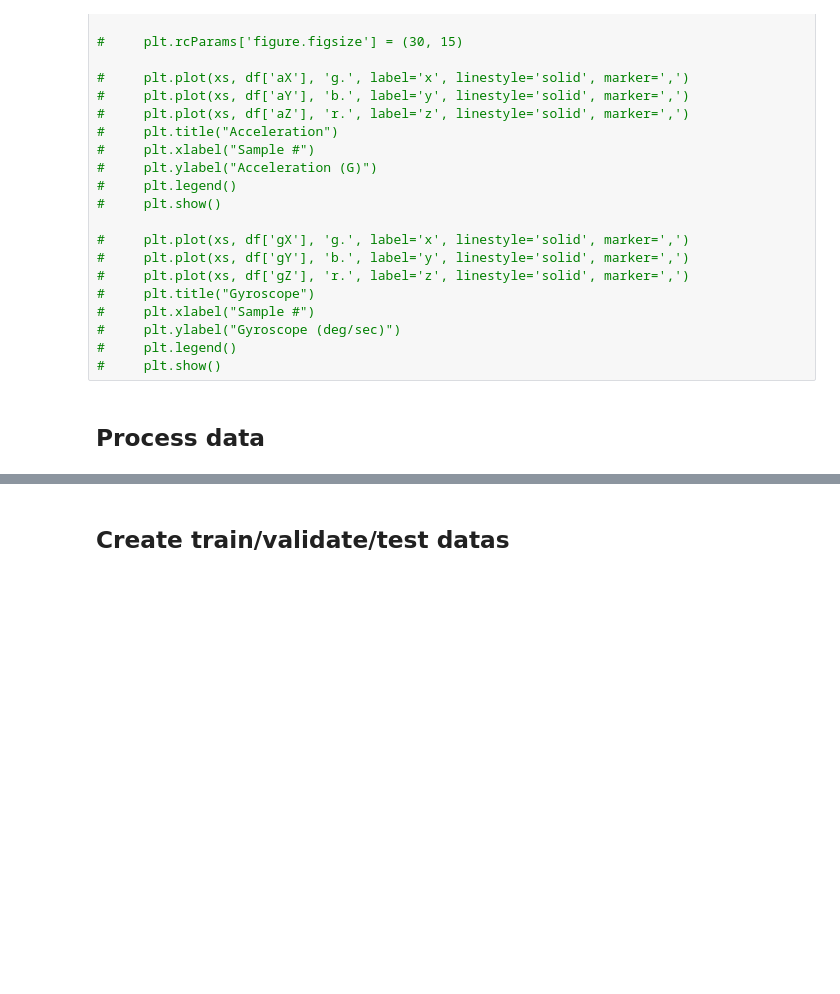
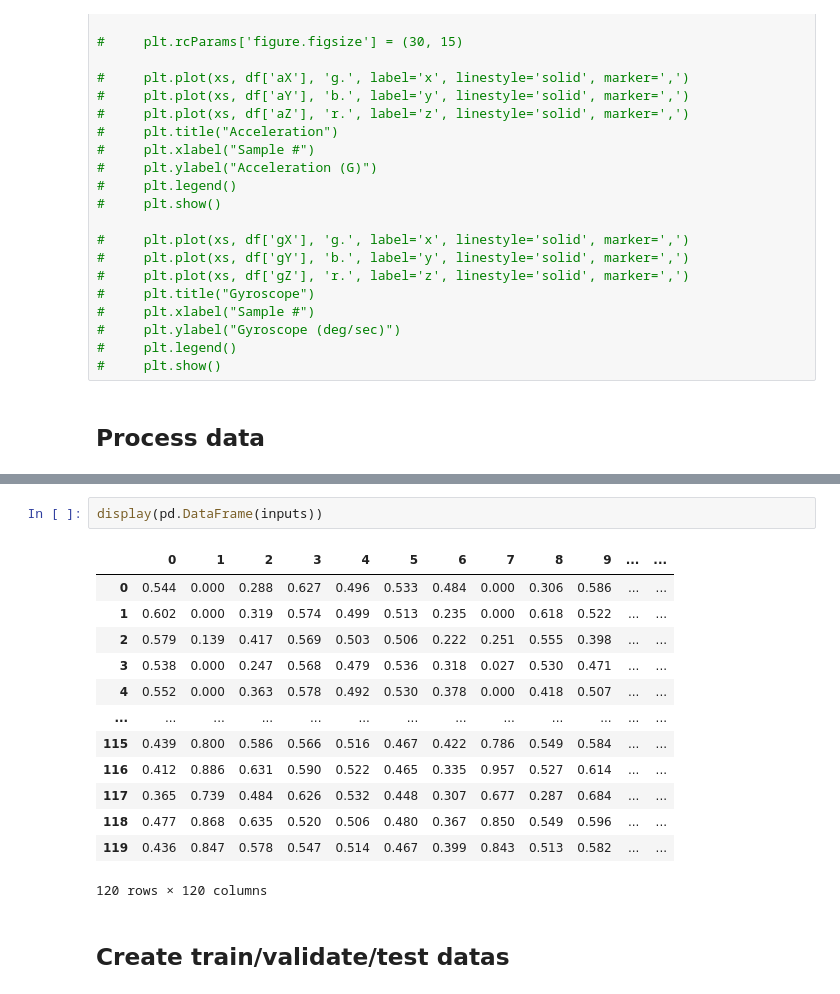
Before and after one commit to wxchee/CE4172-project, a Jupyter notebook: model/gesture_model.ipynb, the cells around one changed output, grey strips where cells are left out. Cells and saved outputs as stored; diff of their text form; blank space fills up the shorter version.

```diff
--- a/model/gesture_model.ipynb
+++ b/model/gesture_model.ipynb
@@ -84,6 +84,22 @@ Processing 2 for gesture 'u'.
 Processing 3 for gesture 'd'.
 Processing 4 for gesture 'ld'.
 Processing 5 for gesture 'rd'.
+# %%
+display(pd.DataFrame(inputs))
+# %% [output]
+|  | 0 | 1 | 2 | 3 | 4 | 5 | 6 | 7 | 8 | 9 | ... | ... |
+| 0 | 0.544 | 0.000 | 0.288 | 0.627 | 0.496 | 0.533 | 0.484 | 0.000 | 0.306 | 0.586 | ... | ... |
+| 1 | 0.602 | 0.000 | 0.319 | 0.574 | 0.499 | 0.513 | 0.235 | 0.000 | 0.618 | 0.522 | ... | ... |
+| 2 | 0.579 | 0.139 | 0.417 | 0.569 | 0.503 | 0.506 | 0.222 | 0.251 | 0.555 | 0.398 | ... | ... |
+| 3 | 0.538 | 0.000 | 0.247 | 0.568 | 0.479 | 0.536 | 0.318 | 0.027 | 0.530 | 0.471 | ... | ... |
+| 4 | 0.552 | 0.000 | 0.363 | 0.578 | 0.492 | 0.530 | 0.378 | 0.000 | 0.418 | 0.507 | ... | ... |
+| ... | ... | ... | ... | ... | ... | ... | ... | ... | ... | ... | ... | ... |
+| 115 | 0.439 | 0.800 | 0.586 | 0.566 | 0.516 | 0.467 | 0.422 | 0.786 | 0.549 | 0.584 | ... | ... |
+| 116 | 0.412 | 0.886 | 0.631 | 0.590 | 0.522 | 0.465 | 0.335 | 0.957 | 0.527 | 0.614 | ... | ... |
+| 117 | 0.365 | 0.739 | 0.484 | 0.626 | 0.532 | 0.448 | 0.307 | 0.677 | 0.287 | 0.684 | ... | ... |
+| 118 | 0.477 | 0.868 | 0.635 | 0.520 | 0.506 | 0.480 | 0.367 | 0.850 | 0.549 | 0.596 | ... | ... |
+| 119 | 0.436 | 0.847 | 0.578 | 0.547 | 0.514 | 0.467 | 0.399 | 0.843 | 0.513 | 0.582 | ... | ... |
+120 rows × 120 columns
 # %% [markdown]
 ## Create train/validate/test datas
 # %%
```
Also changed, not shown: parts of 10 cells of this notebook, 21 other files.
